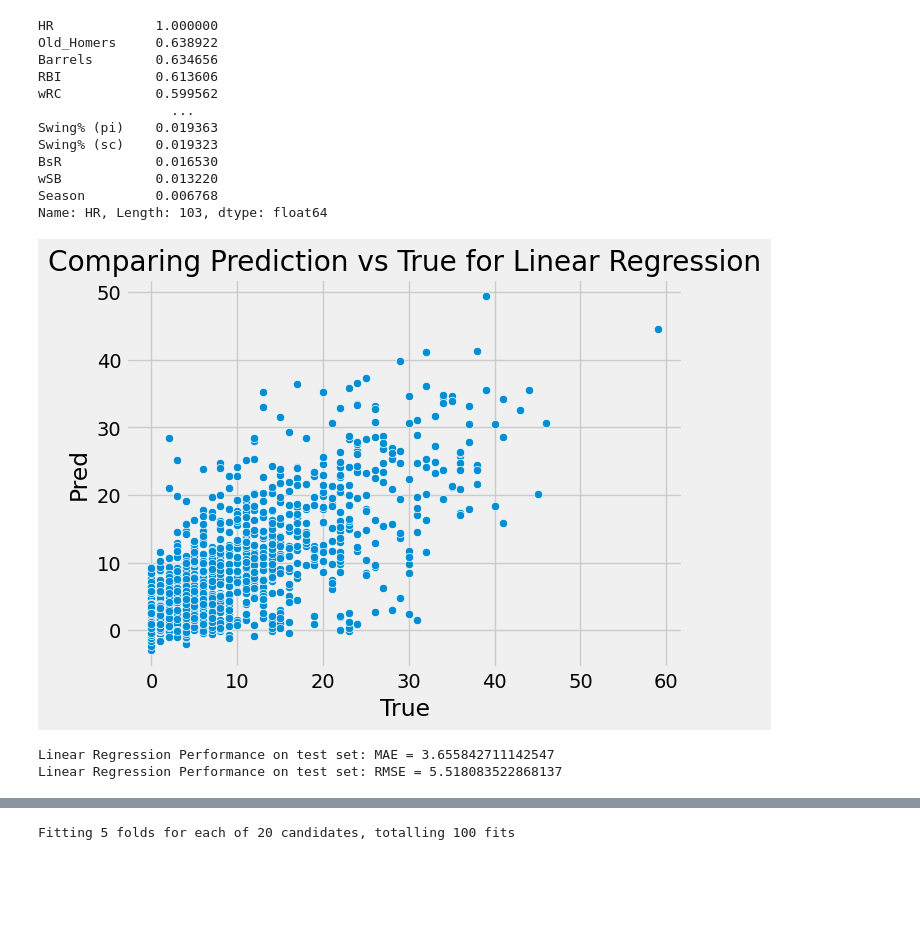
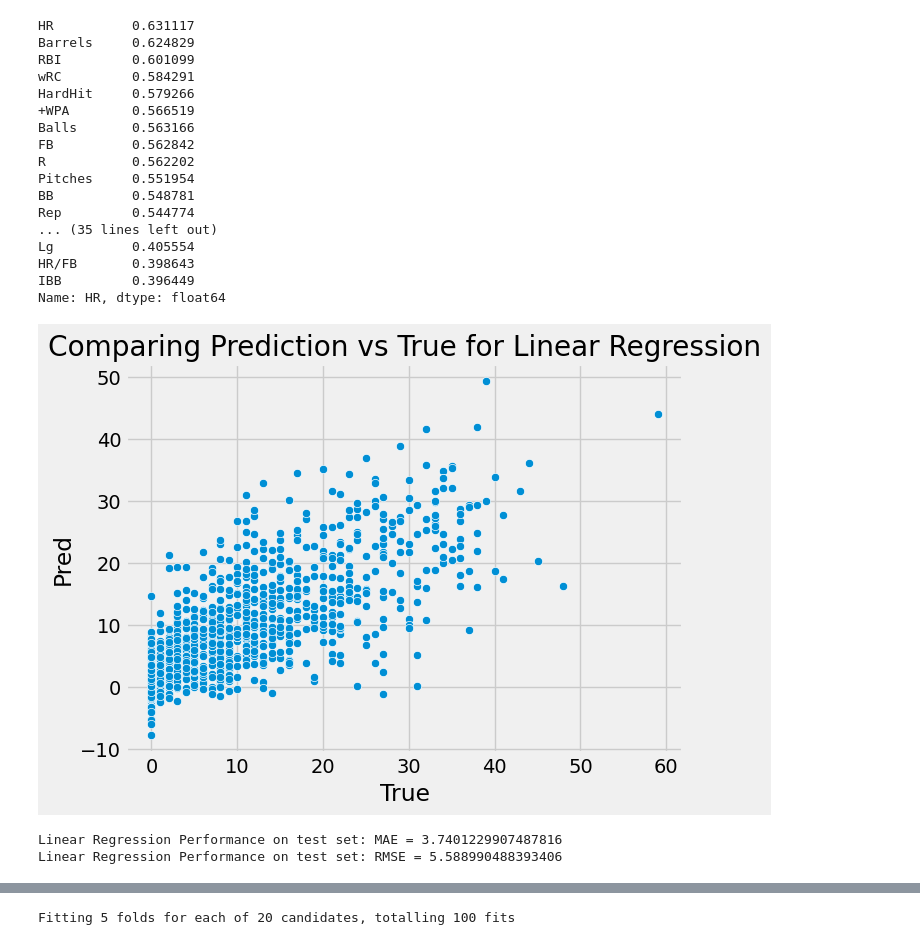
Before and after one commit to EdBab/homer_predictor, a Jupyter notebook: home_run_predictor.ipynb, the cells around one changed output, grey strips where cells are left out. Saved outputs shown, nothing was run; the diff lists cells and outputs as text; code cells hidden in the pictures; blank space fills up the shorter version.

Commit message:
Added more detail to README, added graph showing less feature usage to notebook

```diff
--- a/home_run_predictor.ipynb
+++ b/home_run_predictor.ipynb
@@ -28,16 +28,16 @@ def rmse(y_true, y_pred):
     return np.sqrt(mean_squared_error(y_true, y_pred))
 
 # Evaluates model on test data
-def fit_and_eval(model, model_type):
-    model.fit(X_train, y_train)
+def fit_and_eval(model, model_X_train, model_X_test, model_y_train, model_y_test, model_type,):
+    model.fit(model_X_train, model_y_train)
 
-    model_pred = model.predict(X_test)
+    model_pred = model.predict(model_X_test)
 
-    model_mae = mean_absolute_error(y_test, model_pred)
+    model_mae = mean_absolute_error(model_y_test, model_pred)
 
-    model_rmse = rmse(y_test, model_pred)
+    model_rmse = rmse(model_y_test, model_pred)
 
-    tmp = pd.DataFrame({"True": y_test, "Pred": model_pred})
+    tmp = pd.DataFrame({"True": model_y_test, "Pred": model_pred})
 
     sns.scatterplot(tmp,x="True", y="Pred").set_title(f"Comparing Prediction vs True for {model_type}")
 
@@ -63,7 +63,6 @@ def missing_values(df):
         missing_values_table_rename_columns = missing_values_table_rename_columns[
             missing_values_table_rename_columns.iloc[:,1] != 0].sort_values(
         '% of Total', ascending=False).round(1)
-        print(missing_values_table_rename_columns)
         print ("Your DataFrame has " + str(df.shape[1]) + " columns.\n"
             "It contains " + str(missing_values_table_rename_columns.shape[0]) +
               " columns with missing values.")
@@ -78,5 +77,5 @@ training_data = all_data[all_data["Season"] < 2022]
 target_data = all_data[all_data["Season"] > 2015]
 # %%
 missing_df = missing_values(training_data);
-missing_columns = list(missing_df[missing_df['% of Total'] > 1].index)
+missing_columns = list(missing_df[missing_df['% of Total'] > 10].index)
 # %% [output]
@@ -111,32 +96,37 @@ training_data = training_data.astype(float)
 # %%
 # Determining which features have the highest correlation to the target
 # 80 is a lot of features to keep, but model did worse when features were reduced
-tmp = data.copy()
+tmp = training_data.copy()
 tmp.rename(columns={'HR' : 'Old_Homers'}, inplace=True)
-new_df = pd.merge(tmp, next_years_data[['HR','IDfg']], on='IDfg')
-# correlations_data = abs(new_df.corr()['HR']).sort_values(ascending=False).drop("Old_Homers").head(10)
+new_df = pd.merge(tmp, target_data[['HR','IDfg']], on='IDfg')
+# print(abs(new_df.corr()['HR']).sort_values(ascending=False).drop("Old_Homers").head(10))
 correlations_data = abs(new_df.corr()['HR']).sort_values(ascending=False)
 # Show Pearson Coefficient Correlation values to determine how dependent the variables are on each other
-print(correlations_data)
-correlations_data = correlations_data.drop("Old_Homers").head(10)
+correlations_data = correlations_data.drop("HR").head(50)
+correlations_data = correlations_data.rename({'Old_Homers' : 'HR'})
+print(correlations_data.head(50))
 # %% [output]
-HR             1.000000
-Old_Homers     0.638922
-Barrels        0.634656
-RBI            0.613606
-wRC            0.599562
-                 ...
-Swing% (pi)    0.019363
-Swing% (sc)    0.019323
-BsR            0.016530
-wSB            0.013220
-Season         0.006768
-Name: HR, Length: 103, dtype: float64
+HR          0.631117
+Barrels     0.624829
+RBI         0.601099
+wRC         0.584291
+HardHit     0.579266
++WPA        0.566519
+Balls       0.563166
+FB          0.562842
+R           0.562202
+Pitches     0.551954
+BB          0.548781
+Rep         0.544774
+... (35 lines left out)
+Lg          0.405554
+HR/FB       0.398643
+IBB         0.396449
+Name: HR, dtype: float64
 # %%
 # Ensure features only has the relevant features
-features = data[correlations_data.index].copy()
-features = data.copy()
-targets = pd.DataFrame(next_years_data['HR']).astype(float)
+features = training_data[correlations_data.index].copy()
+targets = pd.DataFrame(target_data['HR']).astype(float)
 X_train, X_test, y_train, y_test = train_test_split(features, targets, test_size = 0.3, random_state = 42)
 # %%
 # Make scaler object with range of 0-1
@@ -152,13 +142,13 @@ y_train = np.array(y_train).reshape((-1, ))
 y_test = np.array(y_test).reshape((-1, ))
 # %%
 lin_reg = LinearRegression()
-lin_reg_mae, lin_reg_rmse = fit_and_eval(lr, "Linear Regression")
+lin_reg_mae, lin_reg_rmse = fit_and_eval(lin_reg, X_train, X_test, y_train, y_test, "Linear Regression")
 
 print(f'Linear Regression Performance on test set: MAE = {str(lin_reg_mae)}')
 print(f'Linear Regression Performance on test set: RMSE = {str(lin_reg_rmse)}')
 # %% [output]
-[figure, old version]
+[figure, new version]
-Linear Regression Performance on test set: MAE = 3.655842711142547
-Linear Regression Performance on test set: RMSE = 5.518083522868137
+Linear Regression Performance on test set: MAE = 3.7401229907487816
+Linear Regression Performance on test set: RMSE = 5.588990488393406
 # %%
 svm = SVR(C = 1000, gamma = 0.1)
```
Also changed, not shown: parts of 10 cells of this notebook, 1 other file.
